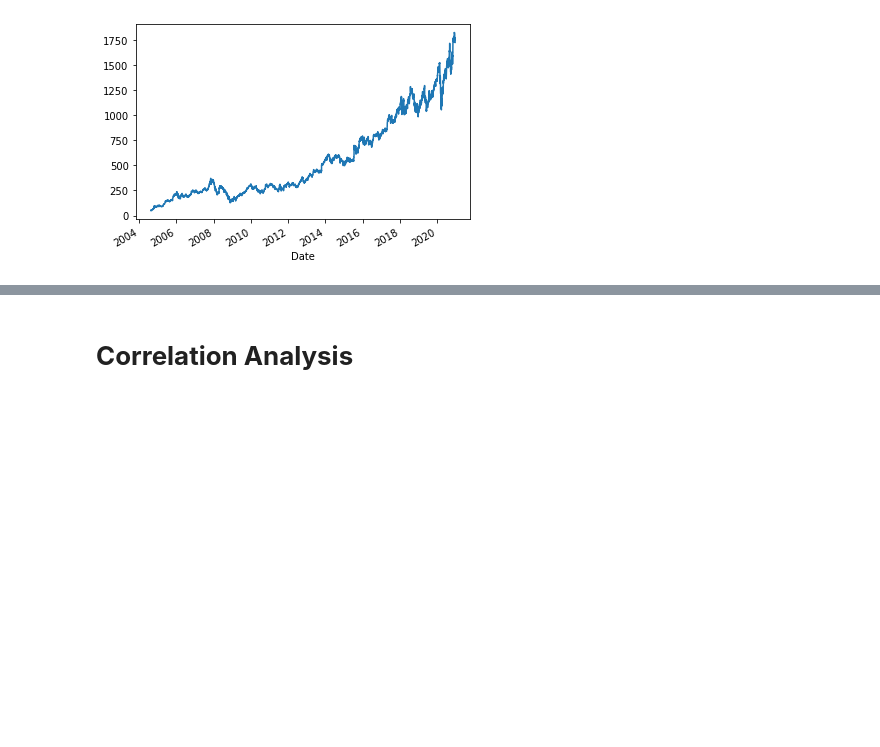
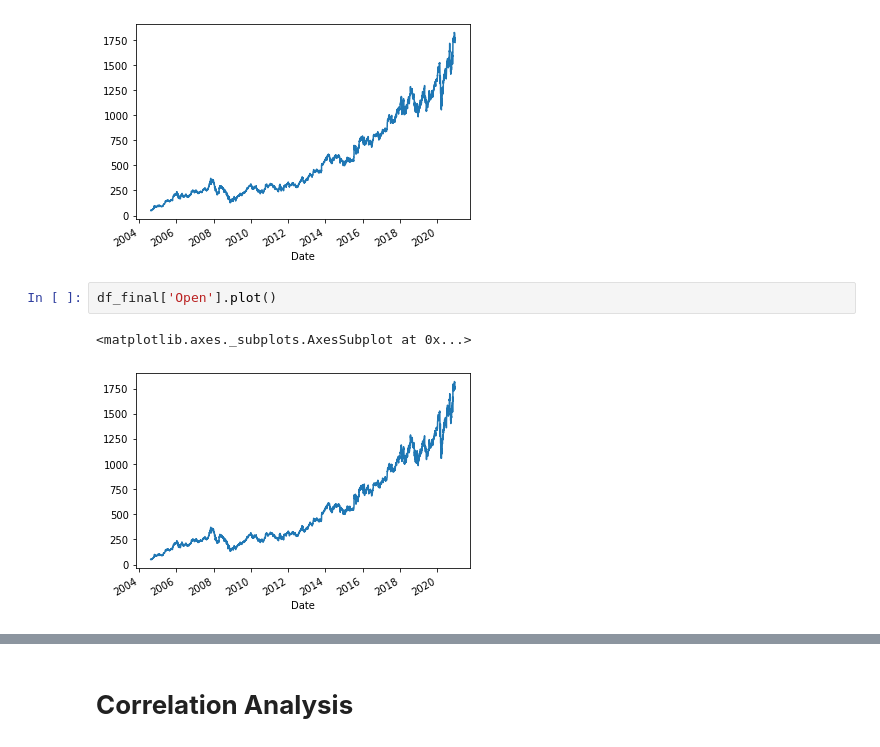
Before and after one commit to chiranjeevi-manike/Stock-Price-Prediction, a Jupyter notebook: Stock_Price_Prediction_using_LSTM.ipynb, the cells around one changed output, grey strips where cells are left out. Drawn from its saved outputs; the diff is of its cells as text; blank space fills up the shorter version.

```diff
--- a/Stock_Price_Prediction_using_LSTM.ipynb
+++ b/Stock_Price_Prediction_using_LSTM.ipynb
@@ -93,3 +93,8 @@ df_final['Adj Close'].plot()
 # %% [output]
 <matplotlib.axes._subplots.AxesSubplot at 0x...>
 [figure]
+# %%
+df_final['Open'].plot()
+# %% [output]
+<matplotlib.axes._subplots.AxesSubplot at 0x...>
+[figure, added]
```
Also changed, not shown: parts of 3 cells of this notebook.
